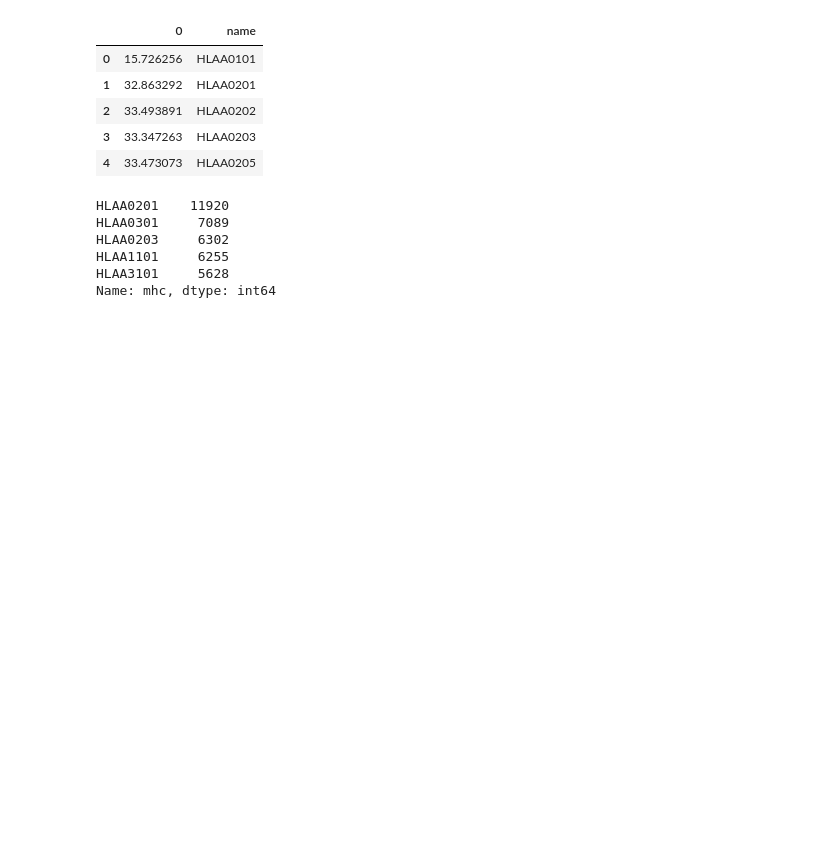
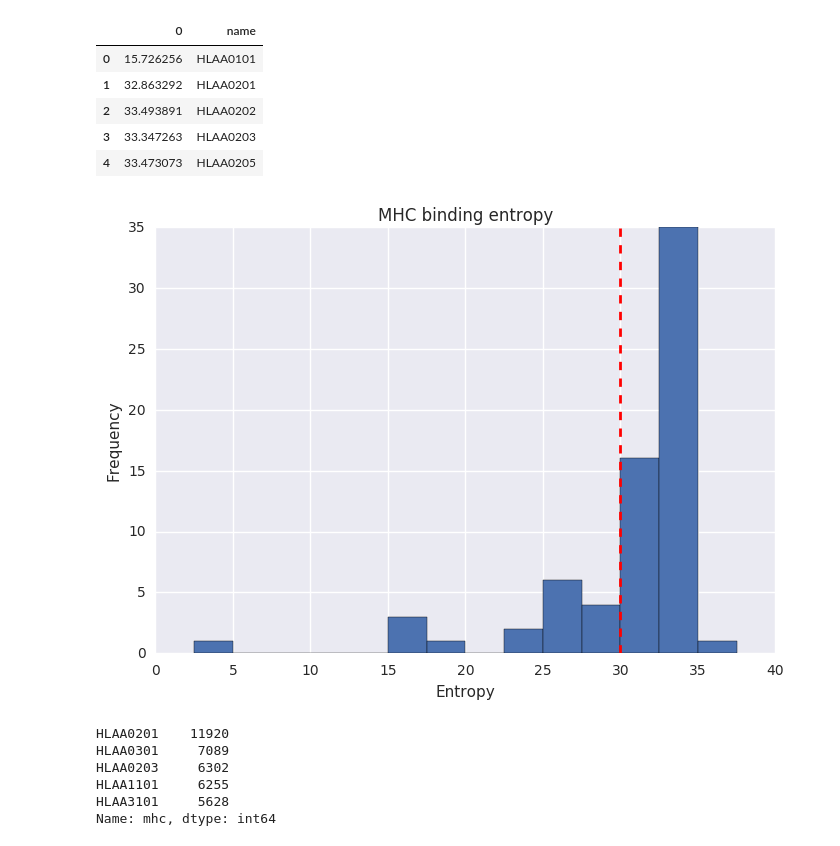
Before and after one commit to antigenomics/ipred, a Jupyter notebook: Allele_selection.ipynb, the cells around one changed output. Saved outputs shown, nothing was run; the diff lists cells and outputs as text; code cells hidden in the pictures; blank space fills up the shorter version.

Commit message:
added several new entropy charts

```diff
--- a/Allele_selection.ipynb
+++ b/Allele_selection.ipynb
@@ -96,6 +101,17 @@ data.head()
 | 2 | 33.493891 | HLAA0202 |
 | 3 | 33.347263 | HLAA0203 |
 | 4 | 33.473073 | HLAA0205 |
+# %%
+binz = np.arange(0,40,2.5)
+plt.hist(data[0], bins=binz)
+plt.title("MHC binding entropy")
+plt.xlabel("Entropy")
+plt.ylabel("Frequency")
+thresh = 30
+plt.axvline(x=thresh, color='r', linestyle='dashed', linewidth=2)
+plt.show()
+# %% [output]
+[figure, added]
 # %%
 df = pd.read_csv("data/bdata.csv")
 df = df[df['species']=='human']
```
Also changed, not shown: parts of 10 cells of this notebook, 1 other file.
